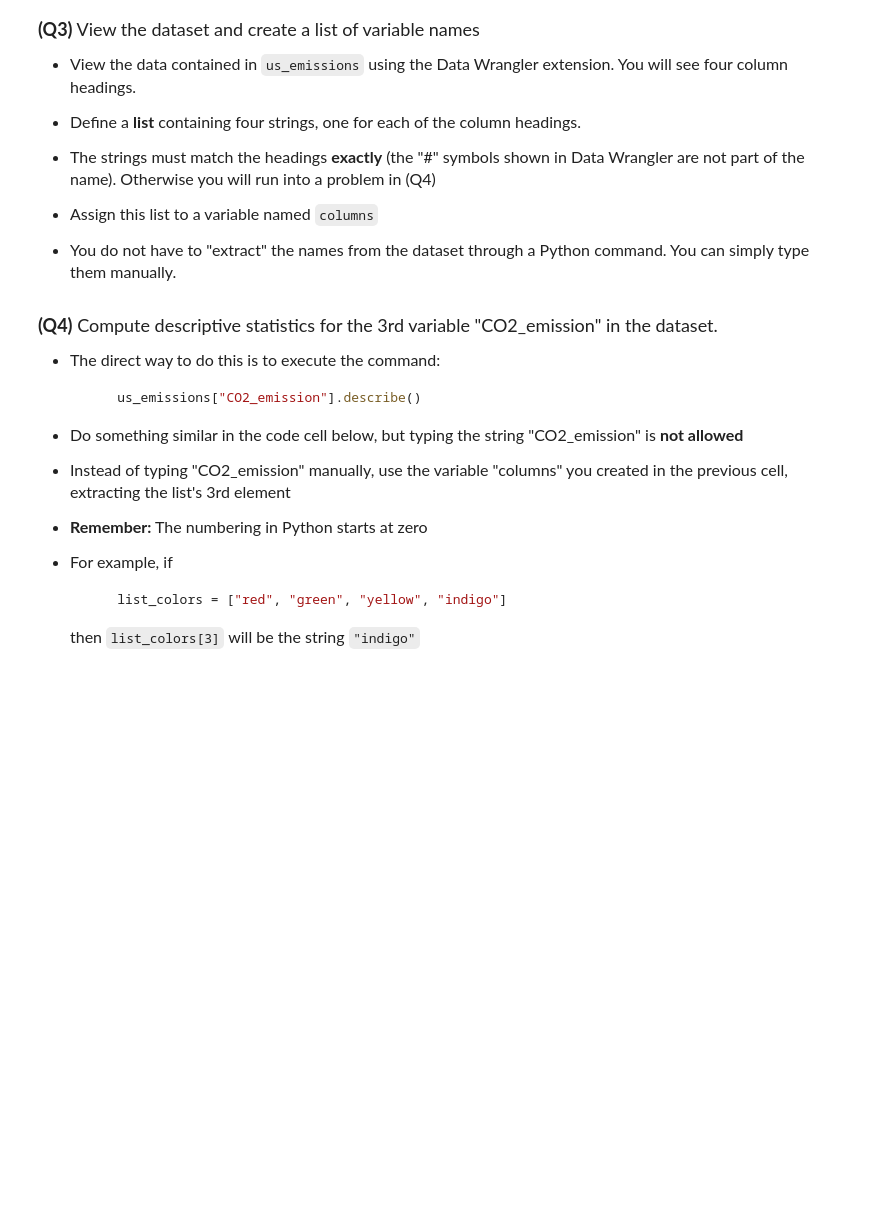
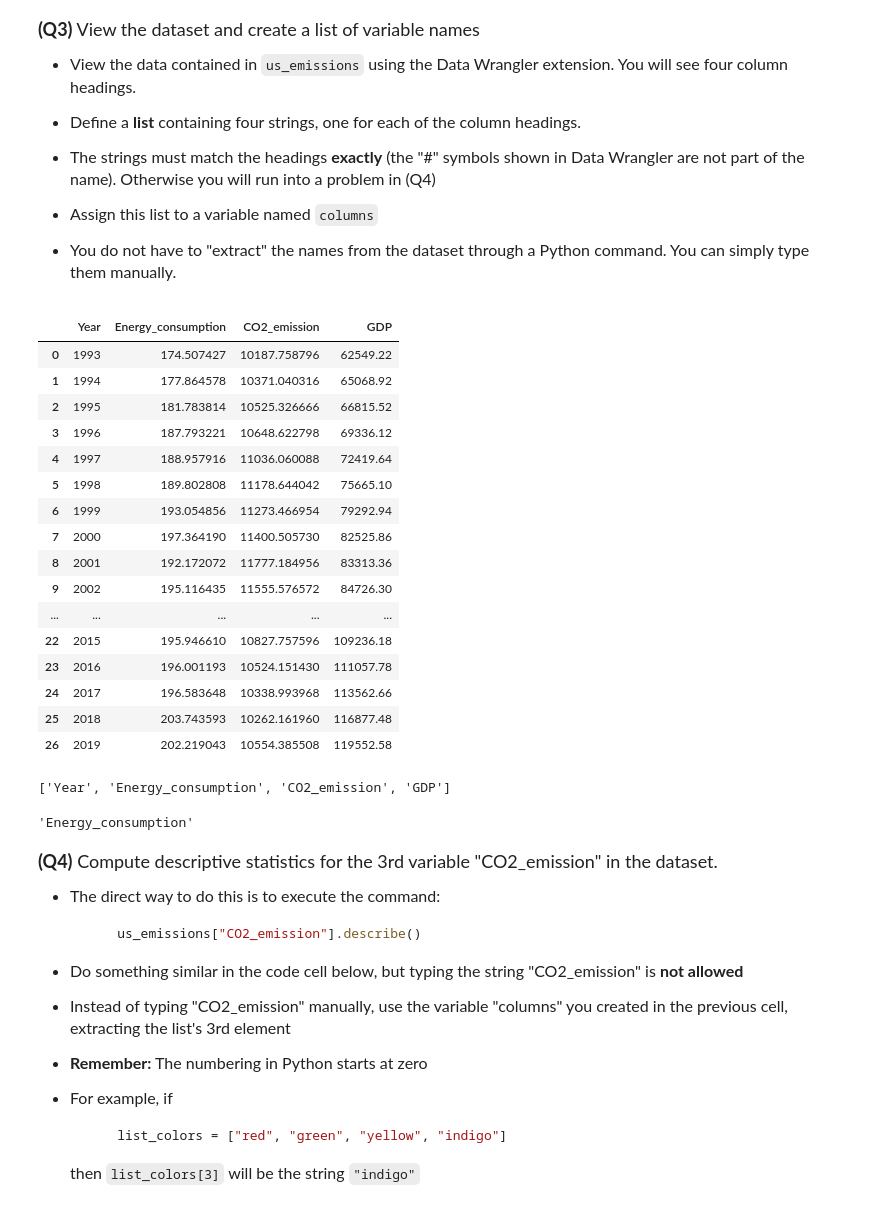
Before and after one commit to aagamapprakash/datasci151spring2026, a Jupyter notebook: _assignments/assignment_2/Assignment2.ipynb, the cells around one changed output. Saved outputs shown, nothing was run; the diff lists cells and outputs as text; code cells hidden in the pictures; blank space fills up the shorter version.

Commit message:
Finished Assignment 2

```diff
--- a/_assignments/assignment_2/Assignment2.ipynb
+++ b/_assignments/assignment_2/Assignment2.ipynb
@@ -33,7 +33,7 @@ import pandas as pd
 # %%
 # Write your answer
 
-us_emissions = pd.read_csv("/Users/aagamprakash/Desktop/Saguaro/datasci151spring2026/_assignments/assignment_2/data/us_emission.csv")
+us_emissions = pd.read_csv("data/us_emission.csv")
 # %% [markdown]
 <font size = "4">
 
@@ -52,6 +52,35 @@ us_emissions = pd.read_csv("/Users/aagamprakash/Desktop/Saguaro/datasci151spring
 - You do not have to "extract" the names from the dataset through a Python command. You can simply type them manually.
 # %%
 # Write your answer
+us_emissions
+# %% [output]
+|  | Year | Energy_consumption | CO2_emission | GDP |
+| 0 | 1993 | 174.507427 | 10187.758796 | 62549.22 |
+| 1 | 1994 | 177.864578 | 10371.040316 | 65068.92 |
+| 2 | 1995 | 181.783814 | 10525.326666 | 66815.52 |
+| 3 | 1996 | 187.793221 | 10648.622798 | 69336.12 |
+| 4 | 1997 | 188.957916 | 11036.060088 | 72419.64 |
+| 5 | 1998 | 189.802808 | 11178.644042 | 75665.10 |
+| 6 | 1999 | 193.054856 | 11273.466954 | 79292.94 |
+| 7 | 2000 | 197.364190 | 11400.505730 | 82525.86 |
+| 8 | 2001 | 192.172072 | 11777.184956 | 83313.36 |
+| 9 | 2002 | 195.116435 | 11555.576572 | 84726.30 |
+| ... | ... | ... | ... | ... |
+| 22 | 2015 | 195.946610 | 10827.757596 | 109236.18 |
+| 23 | 2016 | 196.001193 | 10524.151430 | 111057.78 |
+| 24 | 2017 | 196.583648 | 10338.993968 | 113562.66 |
+| 25 | 2018 | 203.743593 | 10262.161960 | 116877.48 |
+| 26 | 2019 | 202.219043 | 10554.385508 | 119552.58 |
+# %%
+columns = ["Year", "Energy_consumption", "CO2_emission", "GDP"]
+
+columns
+# %% [output]
+['Year', 'Energy_consumption', 'CO2_emission', 'GDP']
+# %%
+columns[1]
+# %% [output]
+'Energy_consumption'
 # %% [markdown]
 <font size = "4">
 
```
Also changed, not shown: parts of 9 cells of this notebook.
